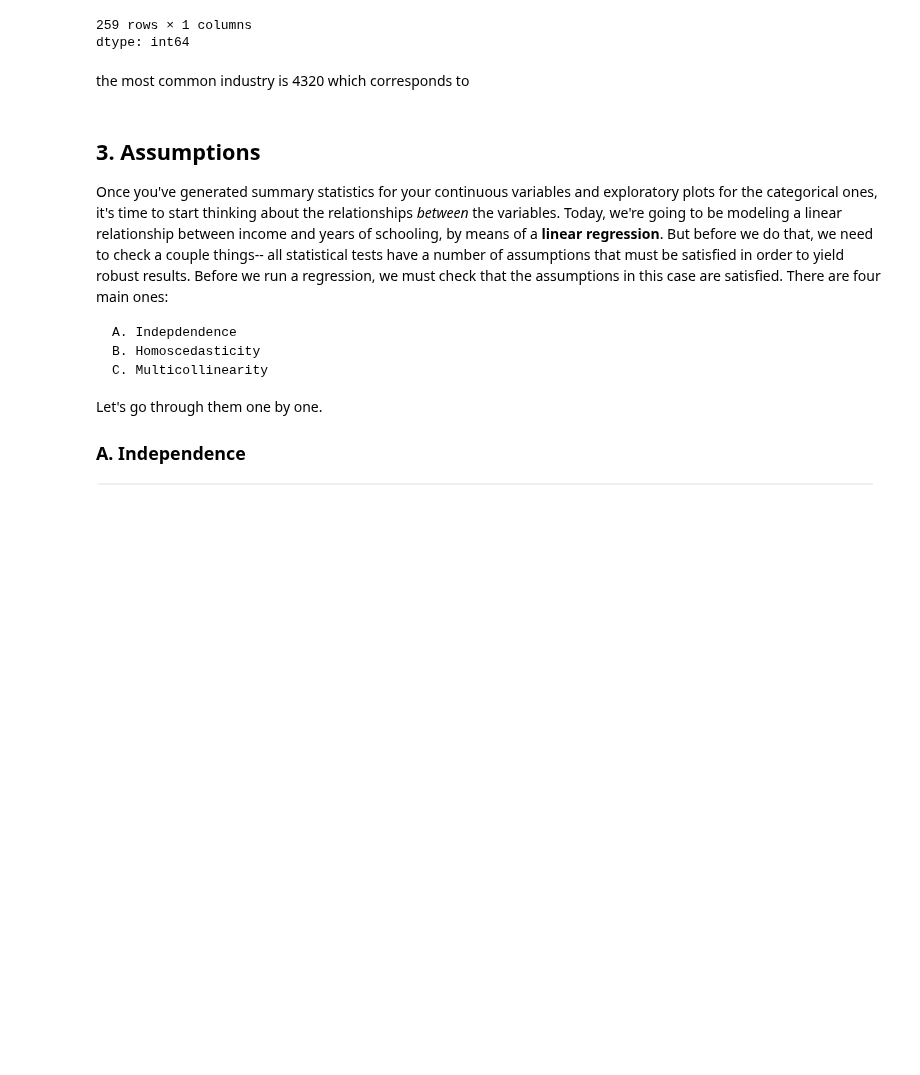
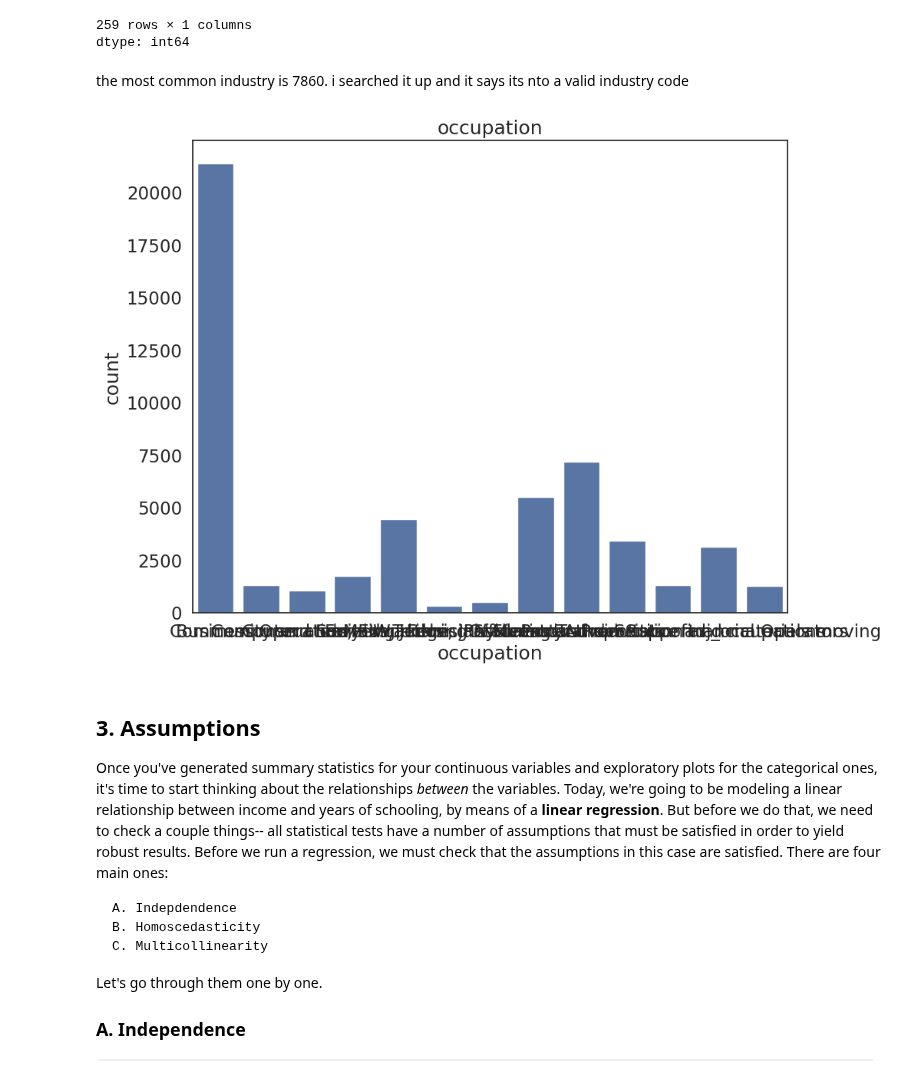
Before and after one commit to Zccarou/QM2, a Jupyter notebook: notebooks/W07. Linear Regression.ipynb, the cells around one changed output. Drawn from its saved outputs; the diff is of its cells as text; code cells hidden in the pictures; blank space fills up the shorter version.

```diff
--- a/notebooks/W07. Linear Regression.ipynb
+++ b/notebooks/W07. Linear Regression.ipynb
@@ -194,8 +194,15 @@ industry_counts.sort_values(ascending=False)
 | 5591 | 3 |
 259 rows × 1 columns
 dtype: int64
-# %% [markdown]
-the most common industry is 4320 which corresponds to
+# %% [markdown]
+the most common industry is 7860. i searched it up and it says its nto a valid industry code
+# %%
+sns.countplot(data=reg_df, x='occupation') # plot the union variable
+plt.title('occupation') # add a title
+plt.xlabel('occupation') # remove the x axis label
+plt.show() # show the plot
+# %% [output]
+[figure, added]
 # %% [markdown]
 ## 3. Assumptions
 
```
